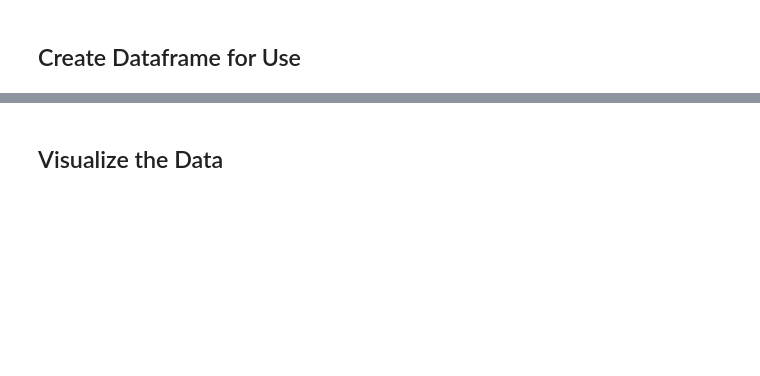
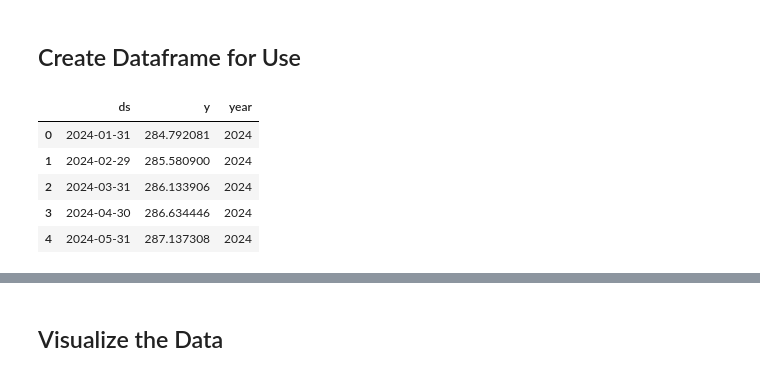
Before and after one commit to Lilnessa/Project_4, a Jupyter notebook: Prophet.ipynb, the cells around one changed output, grey strips where cells are left out. Drawn from its saved outputs; the diff is of its cells as text; code cells hidden in the pictures; blank space fills up the shorter version.

```diff
--- a/Prophet.ipynb
+++ b/Prophet.ipynb
@@ -215,3 +218,15 @@ df_to_2023_predict["Predicted CPI"] = predicted_train_y_values
 # Create the dataframe from 2024 to 2103
 df_to_2103 = pd.DataFrame(X_future, columns=["ds"])
 df_to_2103["y"] = predicted_y
+# %%
+df_to_2103_copy = df_to_2103.copy()
+# %%
+df_to_2103_copy['year'] = df_to_2103_copy["ds"].dt.year
+df_to_2103_copy.head()
+# %% [output]
+|  | ds | y | year |
+| 0 | 2024-01-31 | 284.792081 | 2024 |
+| 1 | 2024-02-29 | 285.580900 | 2024 |
+| 2 | 2024-03-31 | 286.133906 | 2024 |
+| 3 | 2024-04-30 | 286.634446 | 2024 |
+| 4 | 2024-05-31 | 287.137308 | 2024 |
```
Also changed, not shown: parts of 8 cells of this notebook, 1 other file.
